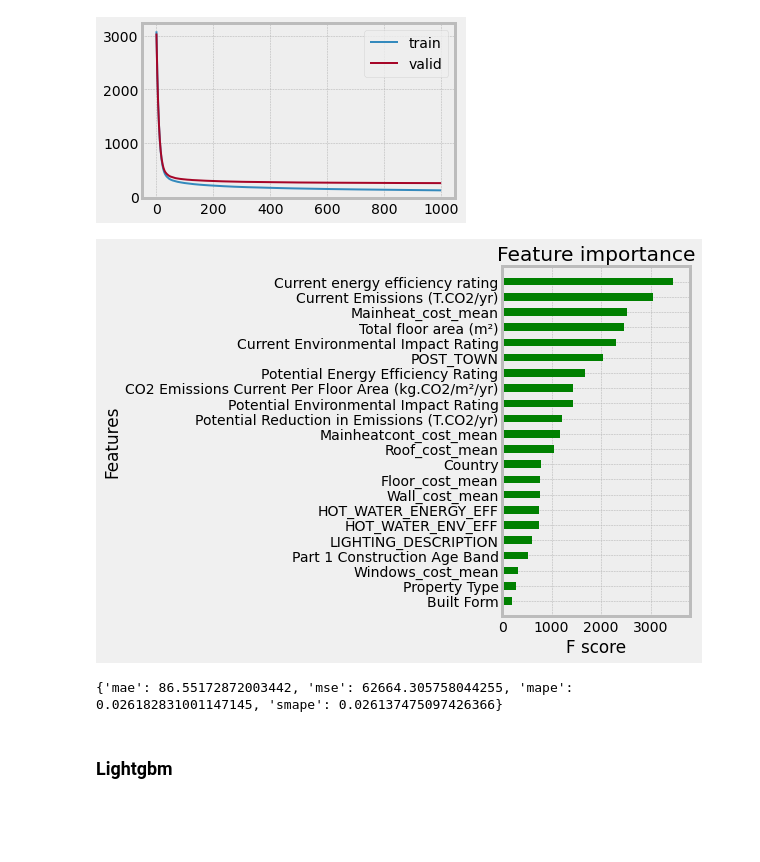
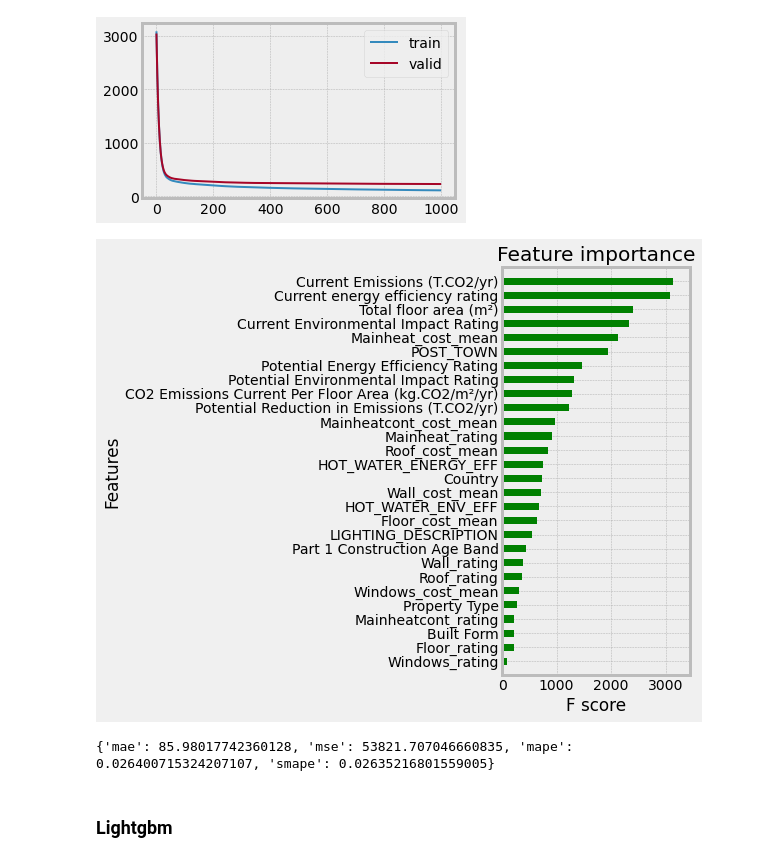
Before and after one commit to abessalov/Ocean_Energy_Efficiency, a Jupyter notebook: 5_Modelling_cost.ipynb, the cells around one changed output. Saved outputs shown, nothing was run; the diff lists cells and outputs as text; code cells hidden in the pictures; blank space fills up the shorter version.

```diff
--- a/5_Modelling_cost.ipynb
+++ b/5_Modelling_cost.ipynb
@@ -94,16 +94,22 @@ feats_used = [
     "Country",
     # "Wall_eff_mean",
     "Wall_cost_mean",
+    "Wall_rating",
     # "Roof_eff_mean",
     "Roof_cost_mean",
+    "Roof_rating",
     # "Floor_eff_mean",
     "Floor_cost_mean",
+    "Floor_rating",
     # "Windows_eff_mean",
     "Windows_cost_mean",
+    "Windows_rating",
     # "Mainheat_eff_mean",
     "Mainheat_cost_mean",
+    "Mainheat_rating",
     # "Mainheatcont_eff_mean",
     "Mainheatcont_cost_mean",
+    "Mainheatcont_rating",
 ]
 # %%
 # we replace towns with less then 10 apperances as OTHER
@@ -259,11 +265,11 @@ _ = df_evals.plot(figsize = (5,3))
 [figure]
 # %%
 # Feature importances
-_, ax = plt.subplots(1,1, figsize = (3,6))
+_, ax = plt.subplots(1,1, figsize = (3,7))
 _ = xgb.plot_importance(model_xgb, ax = ax, max_num_features=30, height=0.5,
                         show_values=False, color = 'green')
 # %% [output]
-[figure, old version]
+[figure, new version]
 # %%
 # metrics on validation set
 y_pred = model_xgb.predict(xv_)
@@ -271,7 +277,7 @@ score1 = ts_metrics(yv, y_pred)
 list_scores.append(score1)
 print(score1)
 # %% [output]
-{'mae': 86.55172872003442, 'mse': 62664.305758044255, 'mape': 0.026182831001147145, 'smape': 0.026137475097426366}
+{'mae': 85.98017742360128, 'mse': 53821.707046660835, 'mape': 0.026400715324207107, 'smape': 0.02635216801559005}
 # %% [markdown]
 ### Lightgbm
 # %%
```
Also changed, not shown: parts of 9 cells of this notebook, 20 other files.
